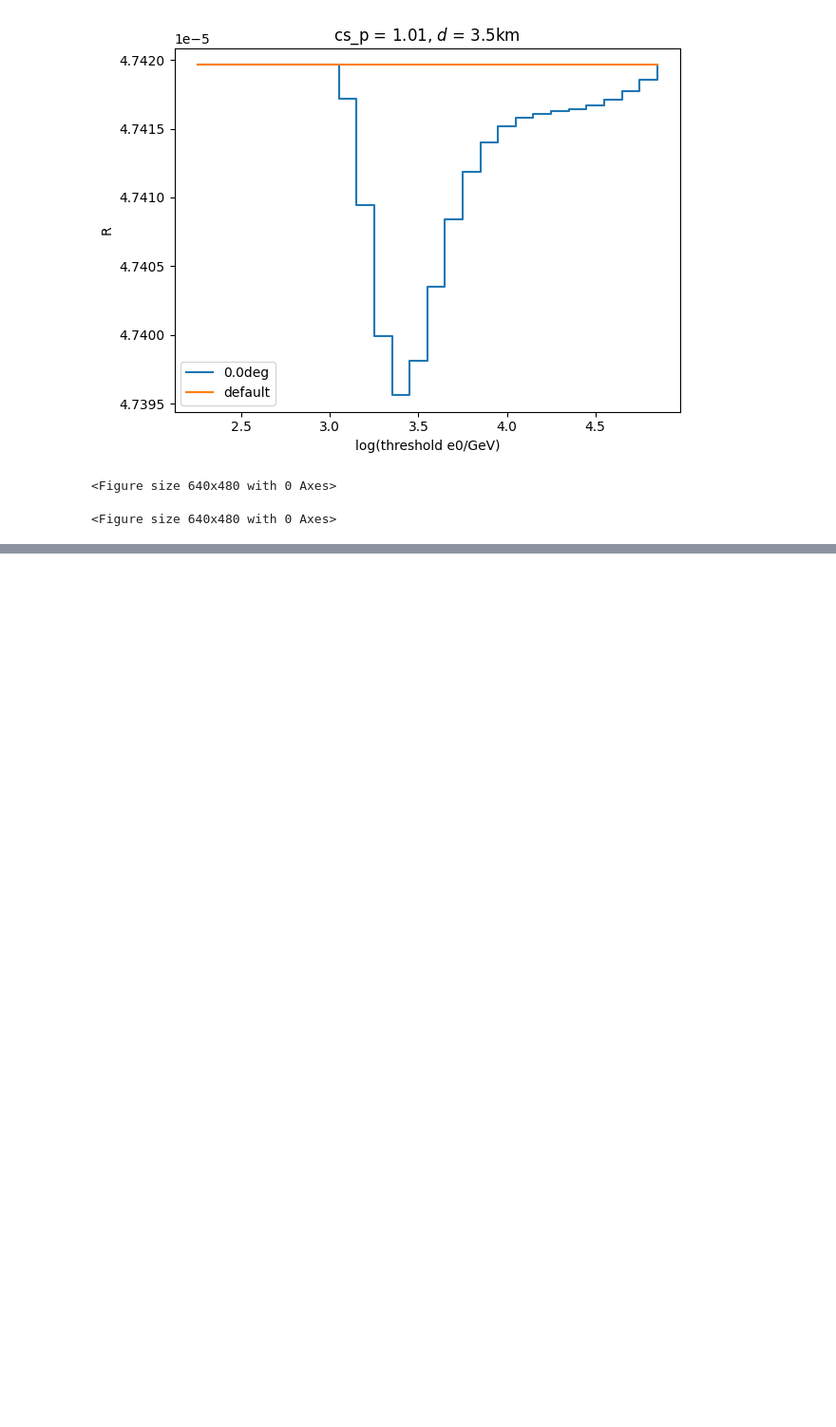
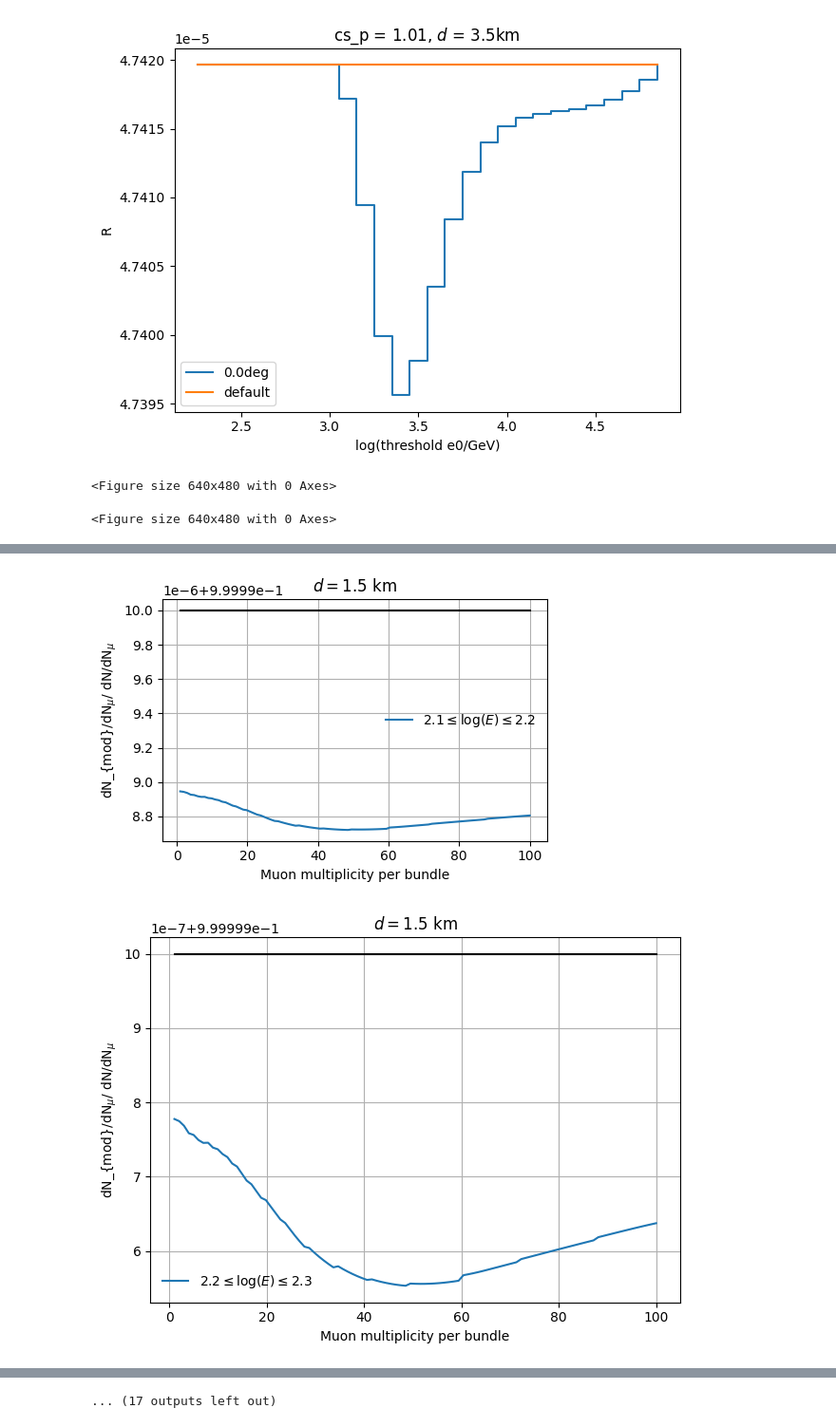
Before and after one commit to karohymon/cs-analysis, a Jupyter notebook: IceCube_diffuse_underground_bundles/sensitivity_per_ebin.ipynb, the cells around one changed output, grey strips where cells are left out. Shown at 95% size. Drawn from its saved outputs; the diff is of its cells as text; code cells hidden in the pictures; blank space fills up the shorter version.

```diff
--- a/IceCube_diffuse_underground_bundles/sensitivity_per_ebin.ipynb
+++ b/IceCube_diffuse_underground_bundles/sensitivity_per_ebin.ipynb
@@ -300,0 +355,48 @@ plt.tight_layout()
+# %%
+# plot for fixed depth and loop over energy bin
+# 2.05-2.25 means that given cs modification is reached from 2.1 to 2.2, bins before are interpolated by spline
+bin_edges_cs = np.arange(2.1, 5.1 + 0.1, 0.1)
+e0_values_list = [2.15,2.25,2.35,2.45,2.55,2.65,2.75,2.85,2.95,3.05,3.15,3.25,3.35,3.45,3.55,3.65,3.75,3.85,3.95,4.05,4.15,4.25,4.35,4.45,4.55,4.65,4.75,4.85,4.95,5.05,5.15]
+X = 1.5
+
+
+plt.figure(figsize=(5.0, 3.5))
+lines=[]
+angle = 0.0
+
+for e in range(len(bin_edges_cs)-3): #searchsort bin edges mceq
+    plt.plot(helper.n_mu_vec,np.ones(len(helper.n_mu_vec)),color='black')
+
+    plt.plot(helper.n_mu_vec,(1e4*helper.mult_dist(X,
+                                                    0.,
+                                                    pm.GlobalSplineFitBeta(),"yields_apr",
+                                                    2212,
+                                                    1.01, cs_k, 2.25,2.45,
+                                                    norm=False) / helper.rates(X, angle, "apr", 2212, 1.01, cs_k, e0_values_list[e], e0_values_list[e+1]))/
+                                                    (1e4*helper.mult_dist(X,
+                                                    0.,
+                                                    pm.GlobalSplineFitBeta(),"yields_apr",
+                                                    2212,
+                                                    1.0, cs_k, 2.05,
+                                                    norm=False)
+                                                    / helper.rates(X, angle, "apr", 2212, 1.0, cs_k, 2.05,"inf")),
+                                                    label=str(np.round(bin_edges_cs[e],decimals=1)) + '$\leq \log (E) \leq$' + str(np.round(bin_edges_cs[e+1],decimals=1)),
+                                                    )[0]
+
+    plt.xlabel("Muon multiplicity per bundle")
+    plt.ylabel(r"dN$_{mod}$/dN$_\mu$/ dN/dN$_\mu$")
+    plt.legend(handles=lines, frameon=False, loc="lower left")
+    plt.legend(frameon=False, ncol=2)
+    plt.title('$d=1.5$ km')
+    #plt.ylim(1e-7, 1)
+
+    # plt.xlim(4,100)
+
+    plt.grid()
+    plt.tight_layout()
+    plt.savefig(plot_dir + )
+    plt.show()
+    plt.clf()
+# %% [output]
+[figure, added]
+[figure, added]
@@ -300,0 +413 @@ plt.tight_layout()
+... (17 outputs left out)
```
Also changed, not shown: parts of 13 cells of this notebook.
